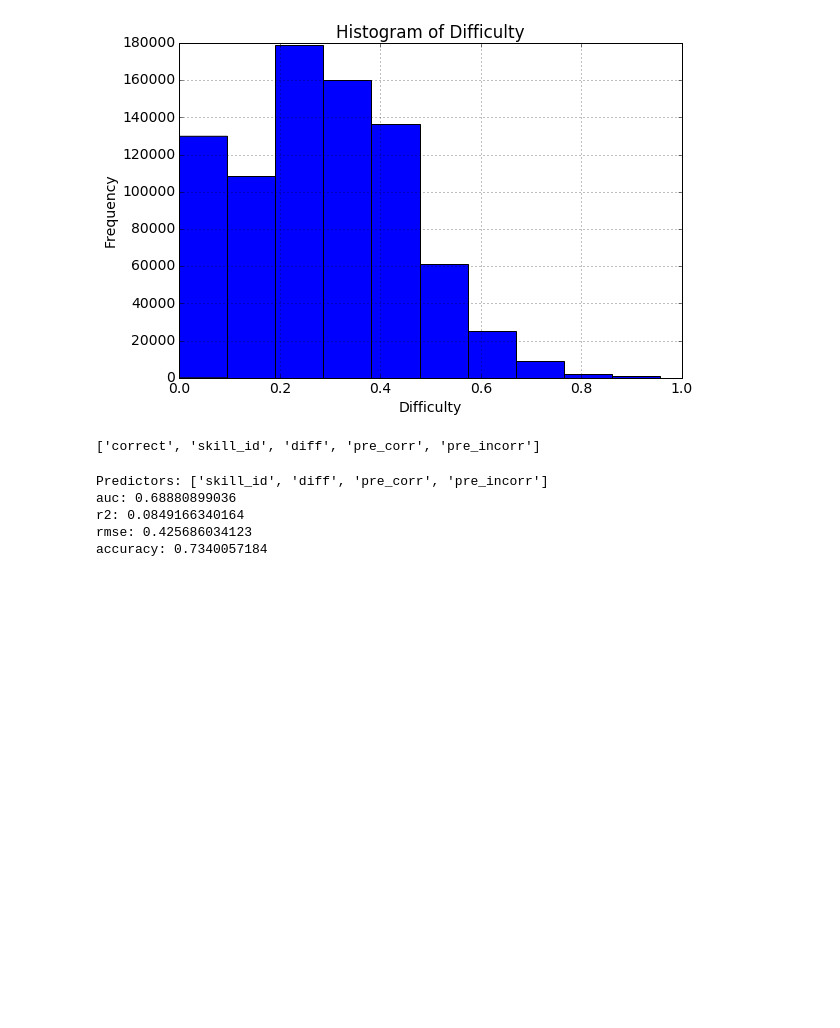
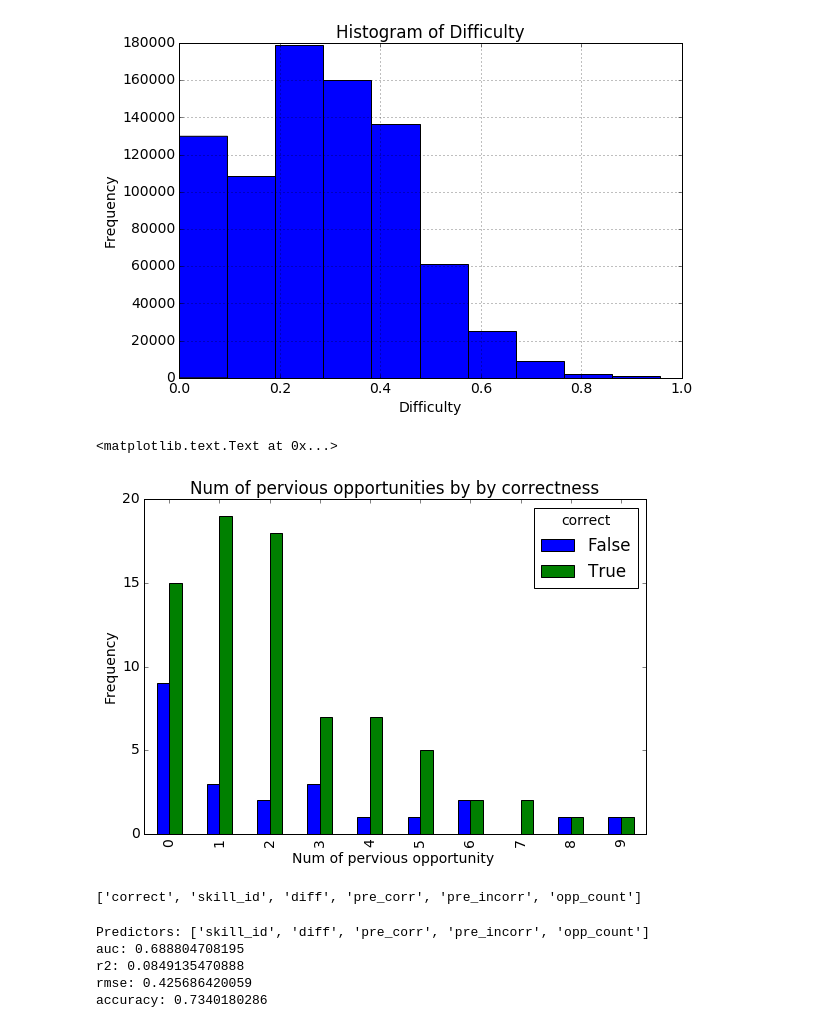
Before and after one commit to beardeer/assistments_workbench, a Jupyter notebook: analysis/PFA.ipynb, the cells around one changed output. Saved outputs shown, nothing was run; the diff lists cells and outputs as text; code cells hidden in the pictures; blank space fills up the shorter version.

```diff
--- a/analysis/PFA.ipynb
+++ b/analysis/PFA.ipynb
@@ -58,17 +58,20 @@ plt.ylabel('Frequency')
 <matplotlib.text.Text at 0x...>
 [figure]
 # %%
-# input_data['opp_count'] = input_data['per_corr'] + input_data['per_incorr']
+input_data['opp_count'] = input_data['pre_corr'] + input_data['pre_incorr']
 # %%
-# pd.crosstab(input_data['opp_count'][:100], input_data['correct'][:100].astype(bool)).plot(kind='bar')
-# plt.title('Num of pervious opportunities by by correctness')
-# plt.xlabel('Num of pervious opportunity ')
-# plt.ylabel('Frequency')
+pd.crosstab(input_data['opp_count'][:100], input_data['correct'][:100].astype(bool)).plot(kind='bar')
+plt.title('Num of pervious opportunities by by correctness')
+plt.xlabel('Num of pervious opportunity ')
+plt.ylabel('Frequency')
+# %% [output]
+<matplotlib.text.Text at 0x...>
+[figure, added]
 # %%
 all_features = input_data.columns.tolist()
 print all_features
 # %% [output]
-['correct', 'skill_id', 'diff', 'pre_corr', 'pre_incorr']
+['correct', 'skill_id', 'diff', 'pre_corr', 'pre_incorr', 'opp_count']
 # %%
 label = 'correct'
 all_features.remove(label)
@@ -78,8 +81,8 @@ categorical_features = ['skill_id']
 model = LogisticRegression()
 classification_model(model, input_data, predictors, label, categorical_features, k)
 # %% [output]
-Predictors: ['skill_id', 'diff', 'pre_corr', 'pre_incorr']
-auc: 0.68880899036
-r2: 0.0849166340164
-rmse: 0.425686034123
-accuracy: 0.7340057184
+Predictors: ['skill_id', 'diff', 'pre_corr', 'pre_incorr', 'opp_count']
+auc: 0.688804708195
+r2: 0.0849135470888
+rmse: 0.425686420059
+accuracy: 0.7340180286
```
Also changed, not shown: 2 other files.
